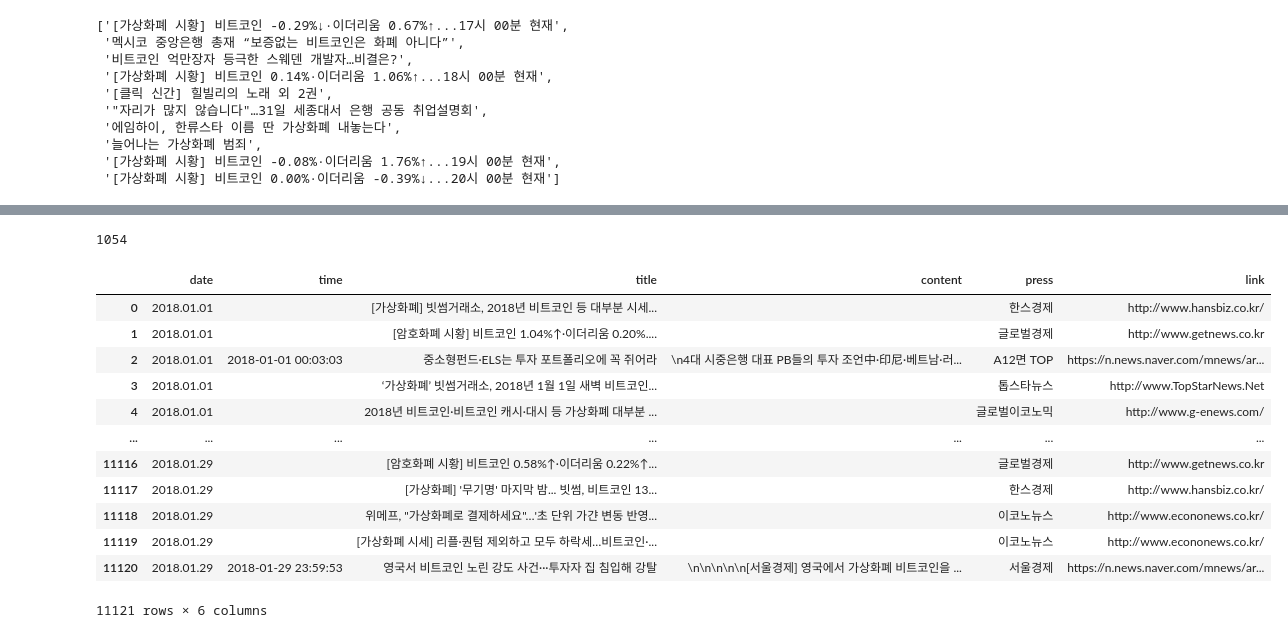
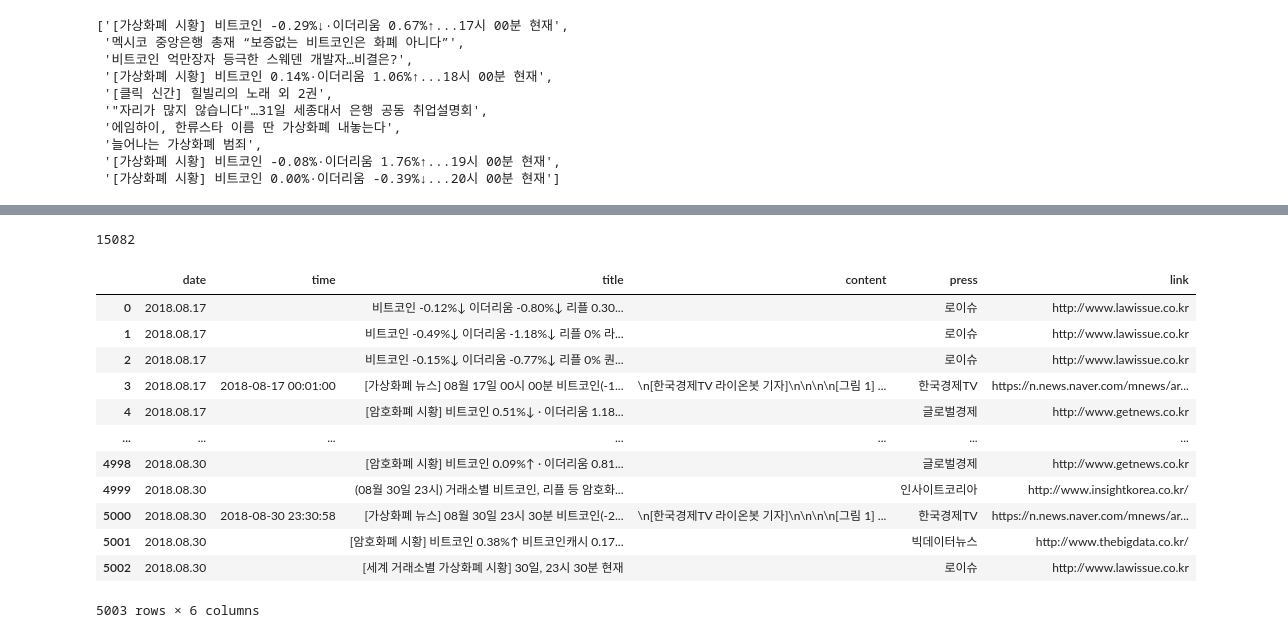
Before and after one commit to boyu571/LLM_based_investment_research, a Jupyter notebook: v5_naver_news_crawling.ipynb, the cells around one changed output, grey strips where cells are left out. Saved outputs shown, nothing was run; the diff lists cells and outputs as text; code cells hidden in the pictures.

```diff
--- a/v5_naver_news_crawling.ipynb
+++ b/v5_naver_news_crawling.ipynb
@@ -8,7 +8,7 @@ from tqdm import tqdm
 
 headers = {"User-Agent": "Mozilla/5.0 (Windows NT 10.0; Win64; x64) Chrome/98.0.4758.102"}
 # %%
-def makeUrl(search, start_date, end_date, start_pg=1, end_pg=381):
+def makeUrl(search, start_date, end_date, start_pg=1, end_pg=143):
     date_part = "&pd=3&ds=" + start_date + "&de=" + end_date
     return ["https://search.naver.com/search.naver?where=news&sm=tab_pge&query=" + search + date_part + "&sort=2&start=" + str((i - 1) * 10 + 1) for i in range(start_pg, end_pg + 1)]
 # %%
@@ -201,4 +201,4 @@ article_titles[3990:4000]
  '[가상화폐 시황] 비트코인 -0.08%·이더리움 1.76%↑...19시 00분 현재',
  '[가상화폐 시황] 비트코인 0.00%·이더리움 -0.39%↓...20시 00분 현재']
 # %%
-df3 = df
+df2 = df
@@ -222,24 +222,25 @@ df3
 len(df1)
 len(df2)
 len(df3)
-print(len(df1)+len(df2)+len(df3))
+print(len(df1)+len(df2)+len(df3)+len(df4)+len(df5)+len(df6))
 # %% [output]
-1054
+15082
 # %%
-result = pd.concat([df1, df2, df3], ignore_index=True)
+result = pd.concat([df1, df2], ignore_index=True)
+result.drop_duplicates(keep='first', inplace=True, ignore_index=True)
 result
 # %% [output]
 |  | date | time | title | content | press | link |
-| 0 | 2018.01.01 |  | [가상화폐] 빗썸거래소, 2018년 비트코인 등 대부분 시세... |  | 한스경제 | http://www.hansbiz.co.kr/ |
-| 1 | 2018.01.01 |  | [암호화폐 시황] 비트코인 1.04%↑·이더리움 0.20%.... |  | 글로벌경제 | http://www.getnews.co.kr |
-| 2 | 2018.01.01 | 2018-01-01 00:03:03 | 중소형펀드·ELS는 투자 포트폴리오에 꼭 쥐어라 | \n4대 시중은행 대표 PB들의 투자 조언中·印尼·베트남·러... | A12면 TOP | https://n.news.naver.com/mnews/ar... |
-| 3 | 2018.01.01 |  | ‘가상화폐’ 빗썸거래소, 2018년 1월 1일 새벽 비트코인... |  | 톱스타뉴스 | http://www.TopStarNews.Net |
-| 4 | 2018.01.01 |  | 2018년 비트코인·비트코인 캐시·대시 등 가상화폐 대부분 ... |  | 글로벌이코노믹 | http://www.g-enews.com/ |
+| 0 | 2018.08.17 |  | 비트코인 -0.12%↓ 이더리움 -0.80%↓ 리플 0.30... |  | 로이슈 | http://www.lawissue.co.kr |
+| 1 | 2018.08.17 |  | 비트코인 -0.49%↓ 이더리움 -1.18%↓ 리플 0% 라... |  | 로이슈 | http://www.lawissue.co.kr |
+| 2 | 2018.08.17 |  | 비트코인 -0.15%↓ 이더리움 -0.77%↓ 리플 0% 퀀... |  | 로이슈 | http://www.lawissue.co.kr |
+| 3 | 2018.08.17 | 2018-08-17 00:01:00 | [가상화폐 뉴스] 08월 17일 00시 00분 비트코인(-1... | \n[한국경제TV 라이온봇 기자]\n\n\n\n[그림 1] ... | 한국경제TV | https://n.news.naver.com/mnews/ar... |
+| 4 | 2018.08.17 |  | [암호화폐 시황] 비트코인 0.51%↓ · 이더리움 1.18... |  | 글로벌경제 | http://www.getnews.co.kr |
 | ... | ... | ... | ... | ... | ... | ... |
-| 11116 | 2018.01.29 |  | [암호화폐 시황] 비트코인 0.58%↑·이더리움 0.22%↑... |  | 글로벌경제 | http://www.getnews.co.kr |
-| 11117 | 2018.01.29 |  | [가상화폐] '무기명' 마지막 밤... 빗썸, 비트코인 13... |  | 한스경제 | http://www.hansbiz.co.kr/ |
-| 11118 | 2018.01.29 |  | 위메프, "가상화폐로 결제하세요"…'초 단위 가갼 변동 반영... |  | 이코노뉴스 | http://www.econonews.co.kr/ |
-| 11119 | 2018.01.29 |  | [가상화폐 시세] 리플·퀀텀 제외하고 모두 하락세…비트코인·... |  | 이코노뉴스 | http://www.econonews.co.kr/ |
-| 11120 | 2018.01.29 | 2018-01-29 23:59:53 | 영국서 비트코인 노린 강도 사건···투자자 집 침입해 강탈 | \n\n\n\n\n[서울경제] 영국에서 가상화폐 비트코인을 ... | 서울경제 | https://n.news.naver.com/mnews/ar... |
+| 4998 | 2018.08.30 |  | [암호화폐 시황] 비트코인 0.09%↑ · 이더리움 0.81... |  | 글로벌경제 | http://www.getnews.co.kr |
+| 4999 | 2018.08.30 |  | (08월 30일 23시) 거래소별 비트코인, 리플 등 암호화... |  | 인사이트코리아 | http://www.insightkorea.co.kr/ |
+| 5000 | 2018.08.30 | 2018-08-30 23:30:58 | [가상화폐 뉴스] 08월 30일 23시 30분 비트코인(-2... | \n[한국경제TV 라이온봇 기자]\n\n\n\n[그림 1] ... | 한국경제TV | https://n.news.naver.com/mnews/ar... |
+| 5001 | 2018.08.30 |  | [암호화폐 시황] 비트코인 0.38%↑ 비트코인캐시 0.17... |  | 빅데이터뉴스 | http://www.thebigdata.co.kr/ |
+| 5002 | 2018.08.30 |  | [세계 거래소별 가상화폐 시황] 30일, 23시 30분 현재 |  | 로이슈 | http://www.lawissue.co.kr |
-11121 rows × 6 columns
+5003 rows × 6 columns
 # %%
```
Also changed, not shown: parts of 5 cells of this notebook, 4 other files.
